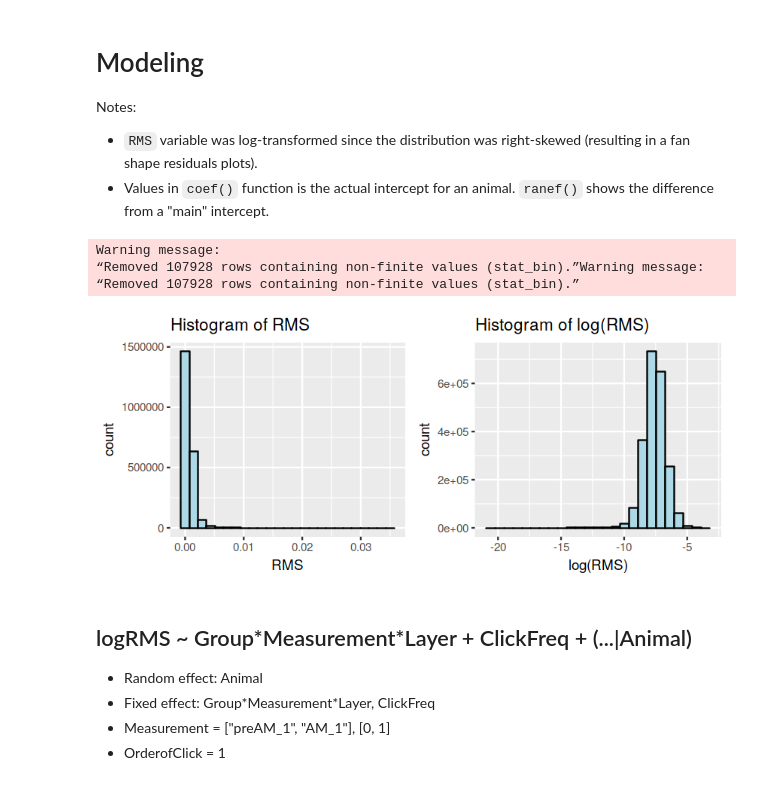
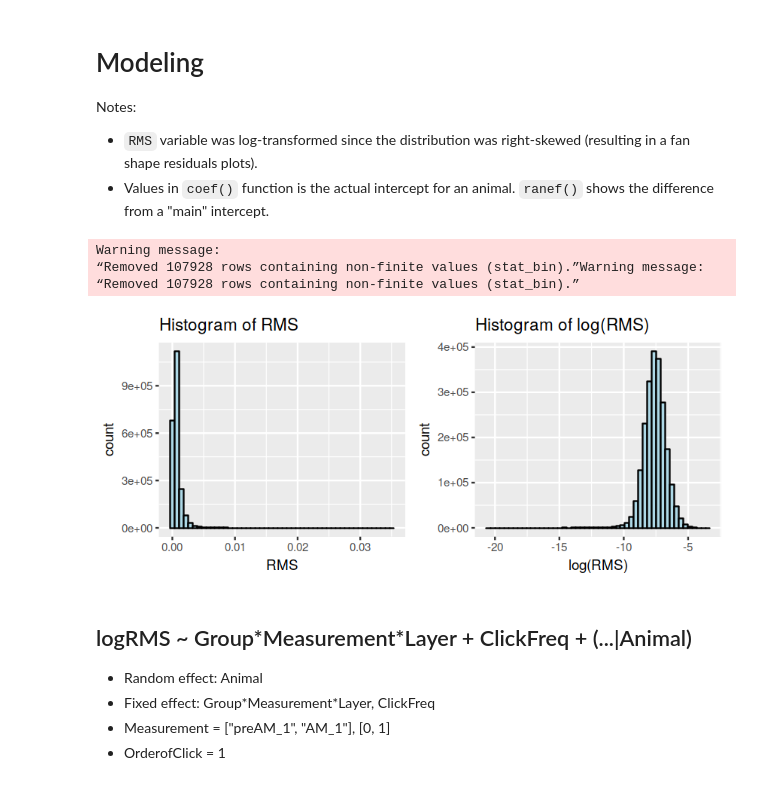
Before and after one commit to CortXplorer/DynamicCSDjl, a Jupyter notebook: analysis/LMM_allFreqs.ipynb, the cells around one changed output. Drawn from its saved outputs; the diff is of its cells as text; code cells hidden in the pictures.

```diff
--- a/analysis/LMM_allFreqs.ipynb
+++ b/analysis/LMM_allFreqs.ipynb
@@ -61,22 +81,22 @@ Notes:
 * Values in `coef()` function is the actual intercept for an animal. `ranef()` shows the difference from a "main" intercept.
 # %%
 p1 <- ggplot(data = AVRECPeakAM) +
-    geom_histogram(aes(x = RMS), bins = 25,
+    geom_histogram(aes(x = RMS), bins = 50,
                    fill = "lightblue", color = "black") +
     labs(title = "Histogram of RMS")
 
 p2 <- ggplot(data = AVRECPeakAM) +
-    geom_histogram(aes(x = log(RMS)), bins = 25,
+    geom_histogram(aes(x = log(RMS)), bins = 50,
                    fill = "lightblue", color = "black") +
     labs(title = "Histogram of log(RMS)")
 
 options(repr.plot.width=7, repr.plot.height=3)
 grid.arrange(p1, p2, nrow = 1)
 # %% [output]
 Warning message:
 “Removed 107928 rows containing non-finite values (stat_bin).”Warning message:
 “Removed 107928 rows containing non-finite values (stat_bin).”
-[figure, old version]
+[figure, new version]
 # %% [markdown]
 ## logRMS ~ Group\*Measurement\*Layer + ClickFreq + (...|Animal)
 
```
Also changed, not shown: parts of 30 cells of this notebook.
